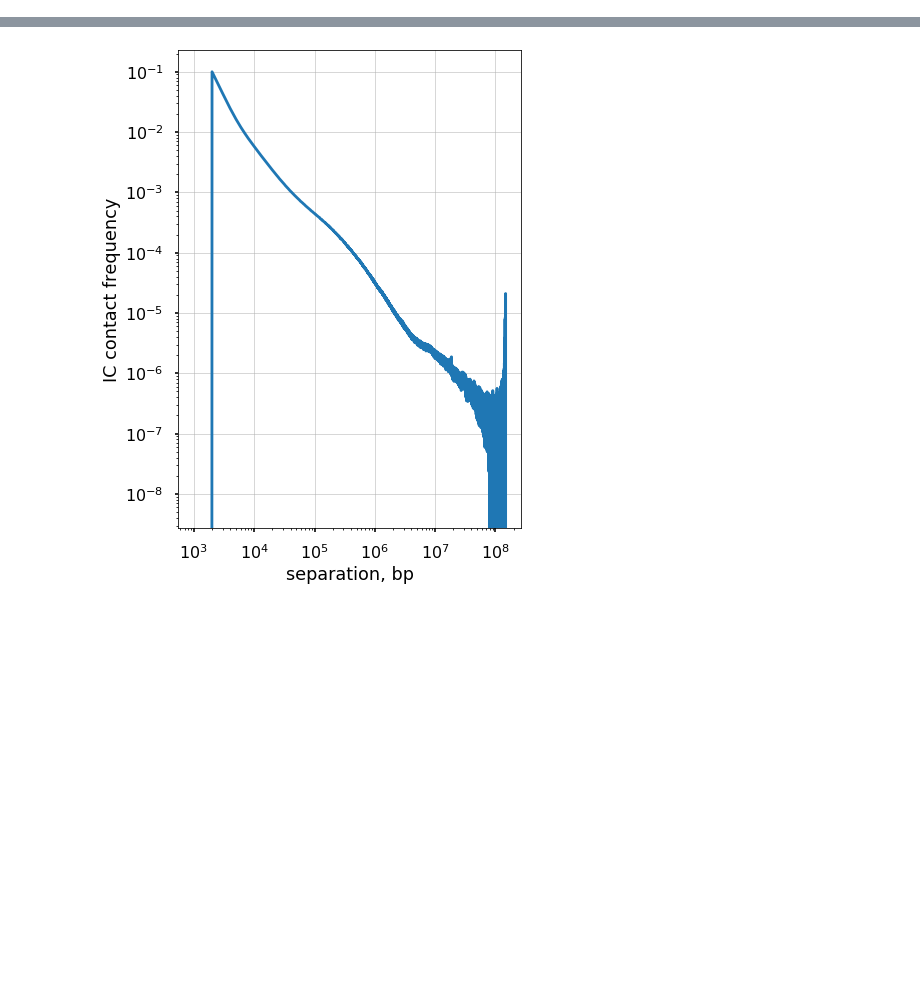
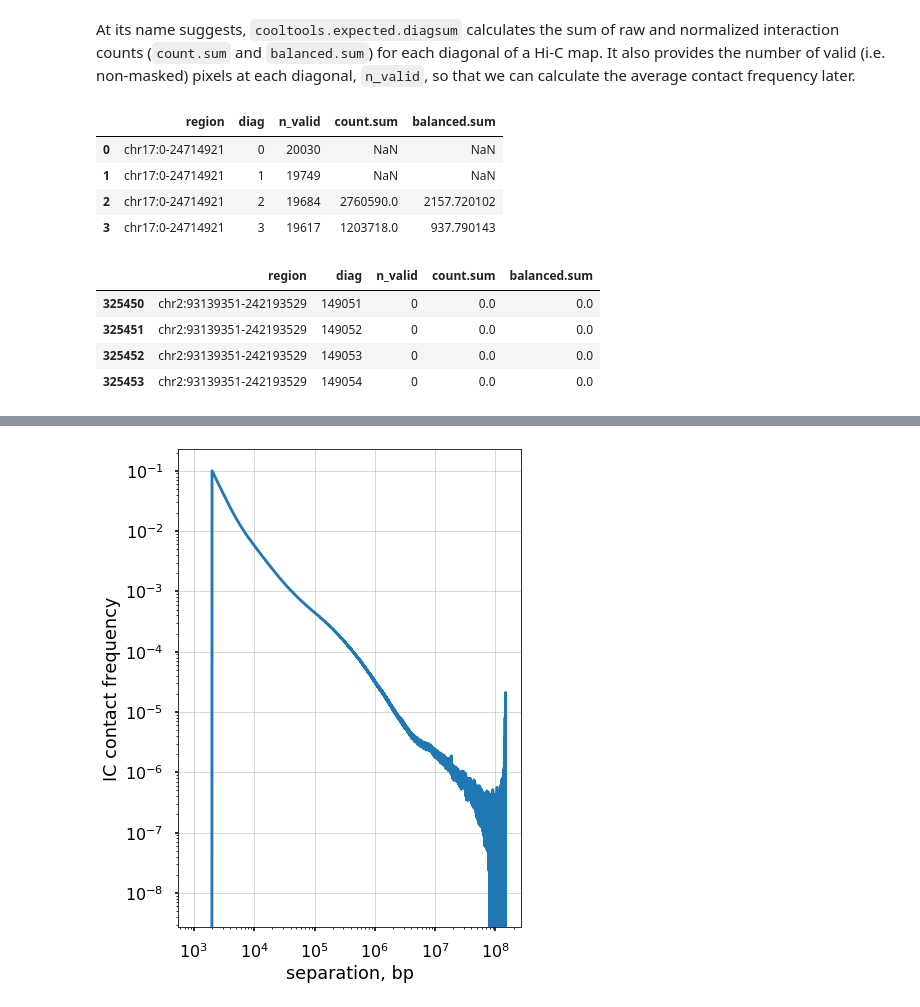
Before and after one commit to open2c/open2c_examples, a Jupyter notebook: contacts_vs_distance.ipynb, the cells around one changed output, grey strips where cells are left out. Saved outputs shown, nothing was run; the diff lists cells and outputs as text; code cells hidden in the pictures; blank space fills up the shorter version.

```diff
--- a/contacts_vs_distance.ipynb
+++ b/contacts_vs_distance.ipynb
@@ -29,3 +58,20 @@ cvd = cooltools.expected.diagsum(
     regions=hg38_arms,
     transforms={'balanced': lambda p: p['count']*p['weight1']*p['weight2']}
 )
+# %% [markdown]
+At its name suggests, `cooltools.expected.diagsum` calculates the sum of raw and normalized interaction counts (`count.sum` and `balanced.sum`) for each diagonal of a Hi-C map.
+It also provides the number of valid (i.e. non-masked) pixels at each diagonal, `n_valid`, so that we can calculate the average contact frequency later.
+# %%
+display(cvd.head(4))
+display(cvd.tail(4))
+# %% [output]
+|  | region | diag | n_valid | count.sum | balanced.sum |
+| 0 | chr17:0-24714921 | 0 | 20030 | NaN | NaN |
+| 1 | chr17:0-24714921 | 1 | 19749 | NaN | NaN |
+| 2 | chr17:0-24714921 | 2 | 19684 | 2760590.0 | 2157.720102 |
+| 3 | chr17:0-24714921 | 3 | 19617 | 1203718.0 | 937.790143 |
+|  | region | diag | n_valid | count.sum | balanced.sum |
+| 325450 | chr2:93139351-242193529 | 149051 | 0 | 0.0 | 0.0 |
+| 325451 | chr2:93139351-242193529 | 149052 | 0 | 0.0 | 0.0 |
+| 325452 | chr2:93139351-242193529 | 149053 | 0 | 0.0 | 0.0 |
+| 325453 | chr2:93139351-242193529 | 149054 | 0 | 0.0 | 0.0 |
```
Also changed, not shown: parts of 15 cells of this notebook.
